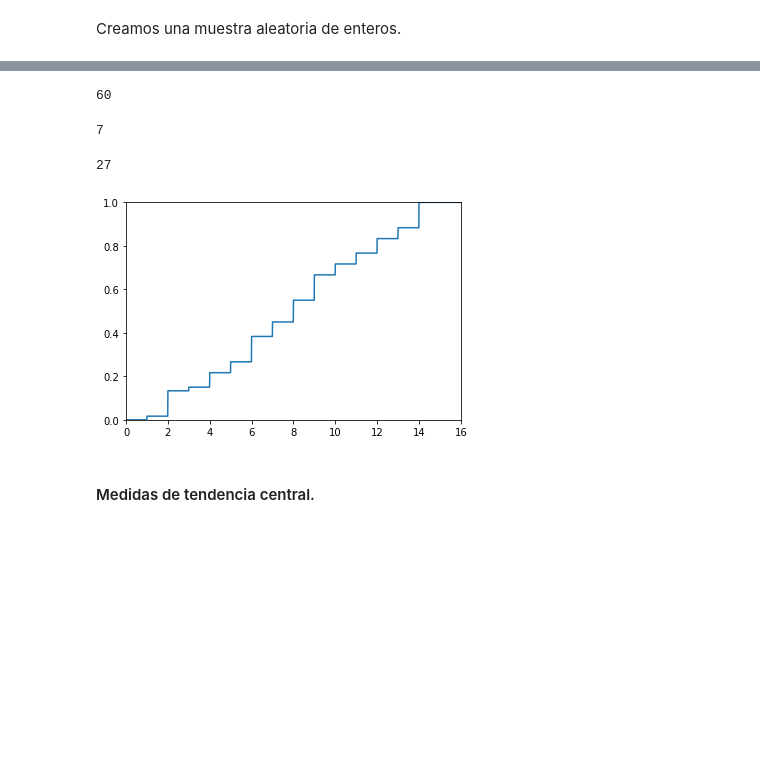
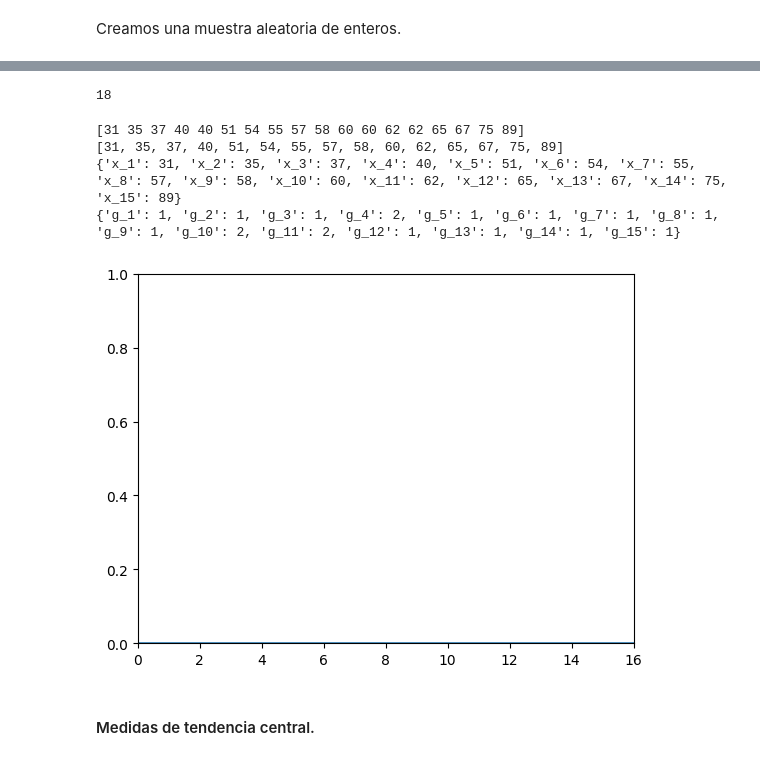
Before and after one commit to Yony6041/statistics, a Jupyter notebook: course/Análisis_Exploratorio_de_Datos_(EDA)_1_Variables_cuantitativas_Análisis_numérico.ipynb, the cells around one changed output, grey strips where cells are left out. Saved outputs shown, nothing was run; the diff lists cells and outputs as text; code cells hidden in the pictures; blank space fills up the shorter version.

```diff
--- a/class/Análisis_Exploratorio_de_Datos_(EDA)_1_Variables_cuantitativas_Análisis_numérico.ipynb
+++ b/course/Análisis_Exploratorio_de_Datos_(EDA)_1_Variables_cuantitativas_Análisis_numérico.ipynb
@@ -32,4 +32,5 @@ Para cada $x\in\mathbb{R}$, sea $f_x$ el número de observaciones recolectadas,
 # %% [markdown]
 Podemos definir una función, que corresponda a la frecuencia relativa acumulada de la muestra observada: $F:\mathbb{R}\rightarrow [0,1]$, $F(x):=\frac{f_x}{n}$
 # %%
-n = int(input("Tamaño de la muestra: "))
+# n = int(input("Tamaño de la muestra: "))
+n = 18
@@ -46,0 +39,3 @@ print(randomlist)
+# %%
+randomlist = np.array([31, 35, 37, 40, 40, 51, 54, 55, 57, 58, 60, 60, 62, 62, 65, 67, 75, 89])
+print(randomlist)
@@ -62,12 +59,7 @@ print(frecuencies)
 # %%
 sum(frecuencies.values())
 # %% [output]
-60
+18
 # %%
 def f(x):
   return len([u for u in randomlist if u<=x])
-# %%
-f(int(input()))
-# %% [output]
-7
-27
@@ -77,11 +66,31 @@ def F(x):
-# %%
-x = [0+0.01*n for n in range(0,2000)]
-plt.plot(x, [F(i) for i in x])
-plt.xlim(0,16)
-plt.ylim(0,1)
-plt.show()
-# %% [output]
-[figure, removed]
+# %%
+randomlist = np.array([31, 35, 37, 40, 40, 51, 54, 55, 57, 58, 60, 60, 62, 62, 65, 67, 75, 89])
+print(randomlist)
+values = sorted(set(randomlist))
+print(sorted(values))
+values_dict = {"x_"+str(i + 1):values[i] for i in range(0,len(values))}
+print(values_dict)
+frecuencies = {"g_"+str(i + 1):np.count_nonzero(randomlist == values[i]) for i in range(0,len(values))}
+print(frecuencies)
+sum(frecuencies.values())
+def f(x):
+  return len([u for u in randomlist if u<=x])
+f(int(input()))
+
+def F(x):
+  return f(x)/n
+
+x = [0+0.01*n for n in range(0,2000)]
+plt.plot(x, [F(i) for i in x])
+plt.xlim(0,16)
+plt.ylim(0,1)
+plt.show()
+# %% [output]
+[31 35 37 40 40 51 54 55 57 58 60 60 62 62 65 67 75 89]
+[31, 35, 37, 40, 51, 54, 55, 57, 58, 60, 62, 65, 67, 75, 89]
+{'x_1': 31, 'x_2': 35, 'x_3': 37, 'x_4': 40, 'x_5': 51, 'x_6': 54, 'x_7': 55, 'x_8': 57, 'x_9': 58, 'x_10': 60, 'x_11': 62, 'x_12': 65, 'x_13': 67, 'x_14': 75, 'x_15': 89}
+{'g_1': 1, 'g_2': 1, 'g_3': 1, 'g_4': 2, 'g_5': 1, 'g_6': 1, 'g_7': 1, 'g_8': 1, 'g_9': 1, 'g_10': 2, 'g_11': 2, 'g_12': 1, 'g_13': 1, 'g_14': 1, 'g_15': 1}
+[figure, added]
 # %% [markdown]
 #### Medidas de tendencia central.
 # %% [markdown]
```
Also changed, not shown: parts of 7 cells of this notebook, 4 other files.
